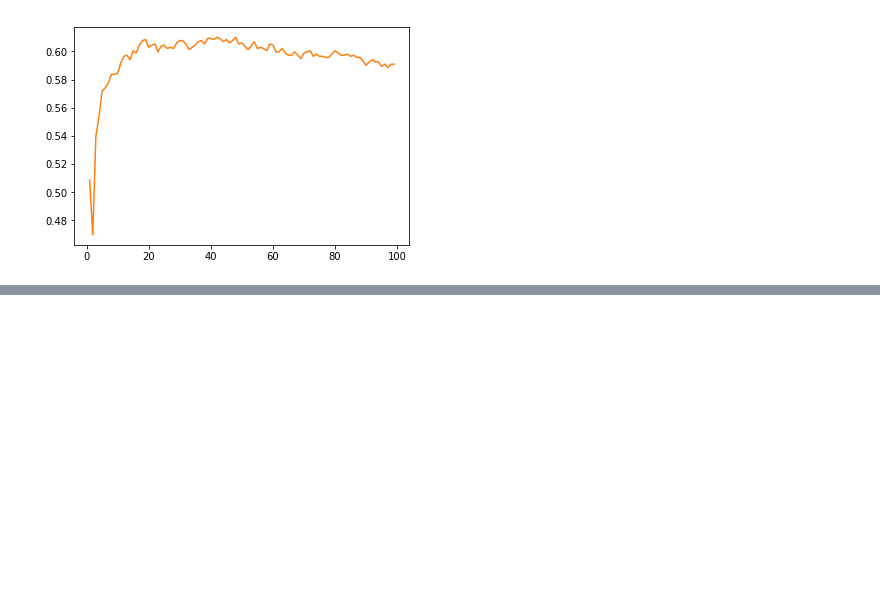
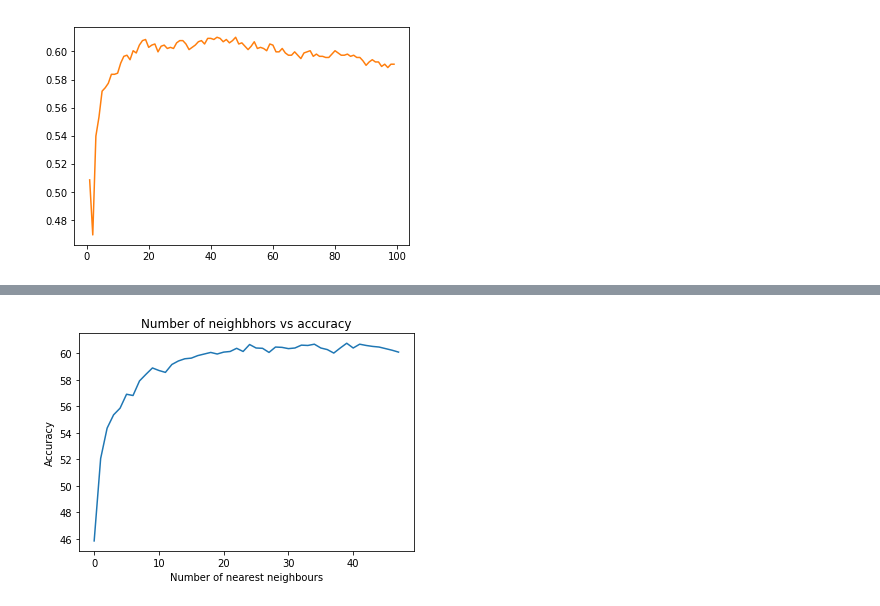
Before and after one commit to prkusr/Emotion-Detection-By-Facial-Expressions, a Jupyter notebook: EmotionDetection/notebooks/knnTrial.ipynb, the cells around one changed output, grey strips where cells are left out. Cells and saved outputs as stored; diff of their text form; code cells hidden in the pictures; blank space fills up the shorter version.

```diff
--- a/EmotionDetection/notebooks/knnTrial.ipynb
+++ b/EmotionDetection/notebooks/knnTrial.ipynb
@@ -109,0 +127,22 @@ plt.show()
+# %%
+tunedAccuracy = np.zeros(50)
+tuned_parameters = {'n_neighbors': range(2,50)}
+
+clf = GridSearchCV(KNeighborsClassifier(), tuned_parameters, cv=5)
+
+clf.fit(x_train, y_train);
+
+print("Best parameters :")
+print()
+print(clf.best_params_)
+print()
+print("Grid scores:")
+print()
+means = clf.cv_results_['mean_test_score']
+stds = clf.cv_results_['std_test_score']
+i = 2
+for mean, std, params in zip(means, stds, clf.cv_results_['params']):
+    tunedAccuracy[i] = mean
+    i += 1
+    #     print("%0.3f (+/-%0.03f) for %r" % (mean, std * 2, params))
+print()
@@ -109,0 +183,9 @@ plt.show()
+# %%
+%matplotlib inline
+plt.plot(range(len(tunedAccuracy)),tunedAccuracy)
+plt.xlabel('Number of nearest neighbours')
+plt.ylabel('Accuracy')
+plt.title('Number of neighbhors vs accuracy')
+plt.savefig('knn.jpg')
+# %% [output]
+[figure, added]
```
Also changed, not shown: parts of 8 cells of this notebook, 1 other file.
